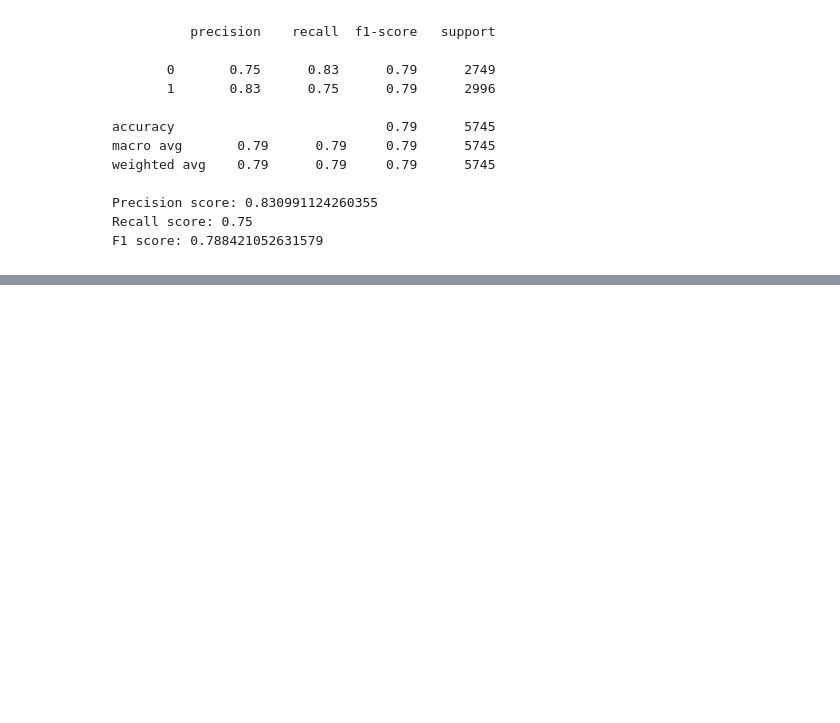
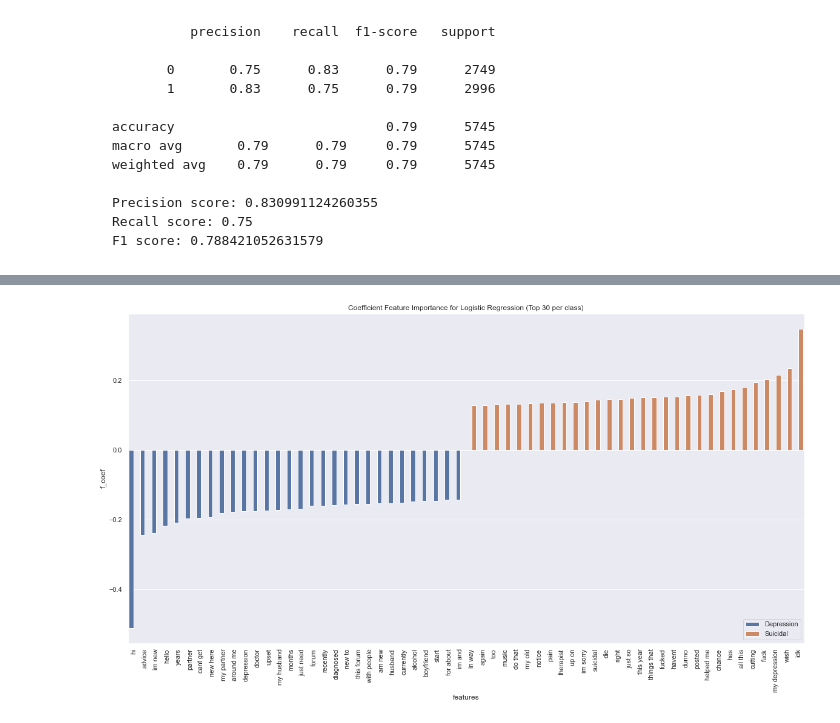
Before and after one commit to yonilevinepenn/MCIT545-Final-Project, a Jupyter notebook: final_project_master.ipynb, the cells around one changed output, grey strips where cells are left out. Cells and saved outputs as stored; diff of their text form; code cells hidden in the pictures; blank space fills up the shorter version.

```diff
--- a/final_project_master.ipynb
+++ b/final_project_master.ipynb
@@ -1022,0 +1025,10 @@ print("F1 score: {}".format(f1_score(y_test, predictions)))
+# %%
+lr_coef = pd.read_csv('https://www.dropbox.com/s/l0tkopj52khiwg4/lr_coef.csv?dl=1')
+lr_coef = lr_coef.drop(columns = 'Unnamed: 0')
+# %%
+lr_coef_s = lr_coef[lr_coef['f_coef']>0]
+lr_coef_d = lr_coef[lr_coef['f_coef']<0]
+top30_s = lr_coef_s.sort_values(by='f_coef',ascending=True)[-30:]
+top30_d = lr_coef_d.sort_values(by='f_coef',ascending=True)[:30]
+top_60 = pd.concat([top30_d,top30_s])
+top_60
@@ -1022,0 +1053,14 @@ print("F1 score: {}".format(f1_score(y_test, predictions)))
+# %%
+sns.set(rc={'figure.figsize':(20,10)})
+colors = ['Suicidal' if c >= 0 else 'Depression' for c in top_60['f_coef']]
+g = sns.barplot(
+    x=top_60['features'],
+    y=top_60['f_coef'],
+    hue=colors,
+    palette=sns.color_palette()
+)
+plt.xticks(rotation=90)
+plt.title('Coefficient Feature Importance for Logistic Regression (Top 30 per class)')
+plt.show()
+# %% [output]
+[figure, added]
```
Also changed, not shown: parts of 8 cells of this notebook, 2 other files.
